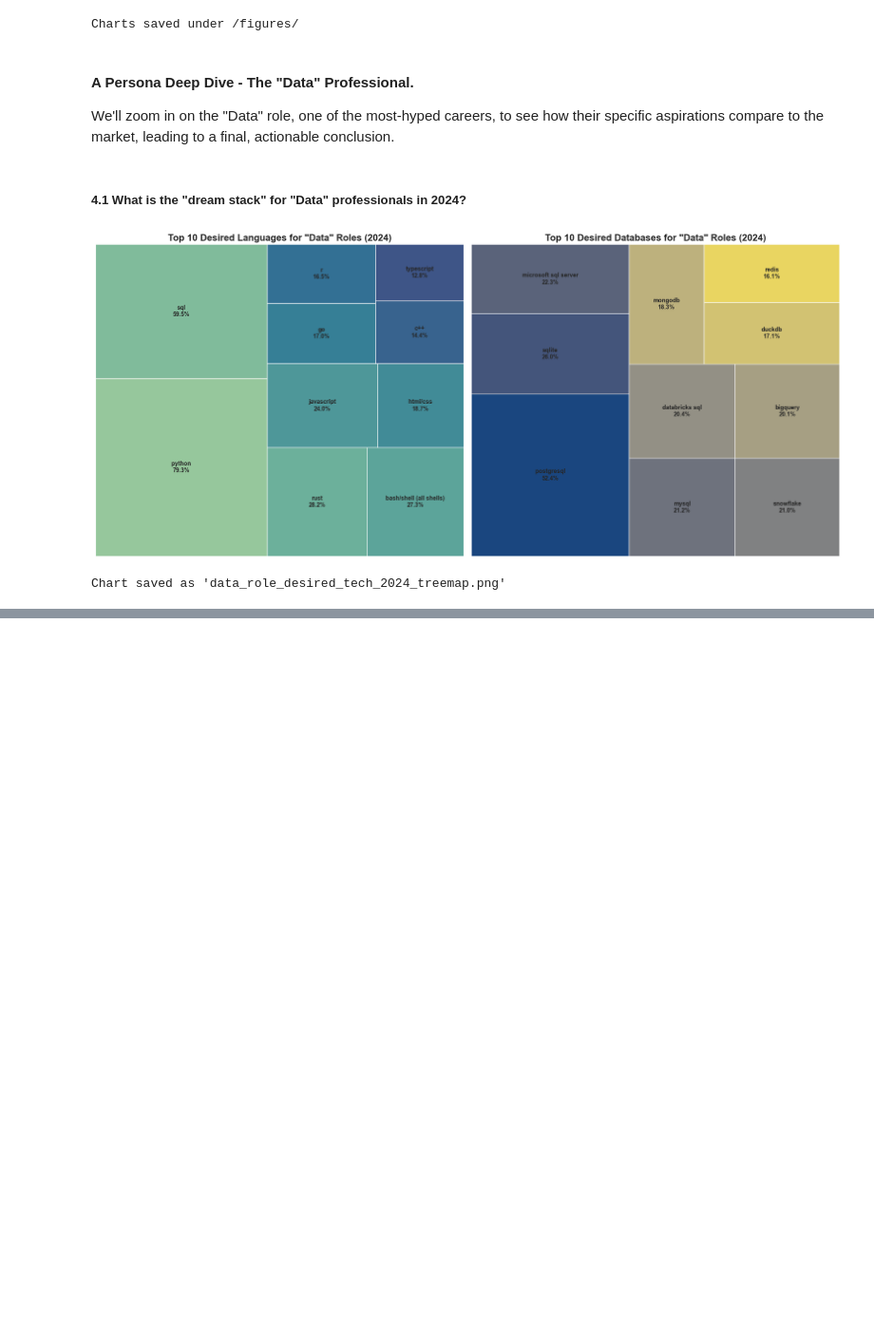
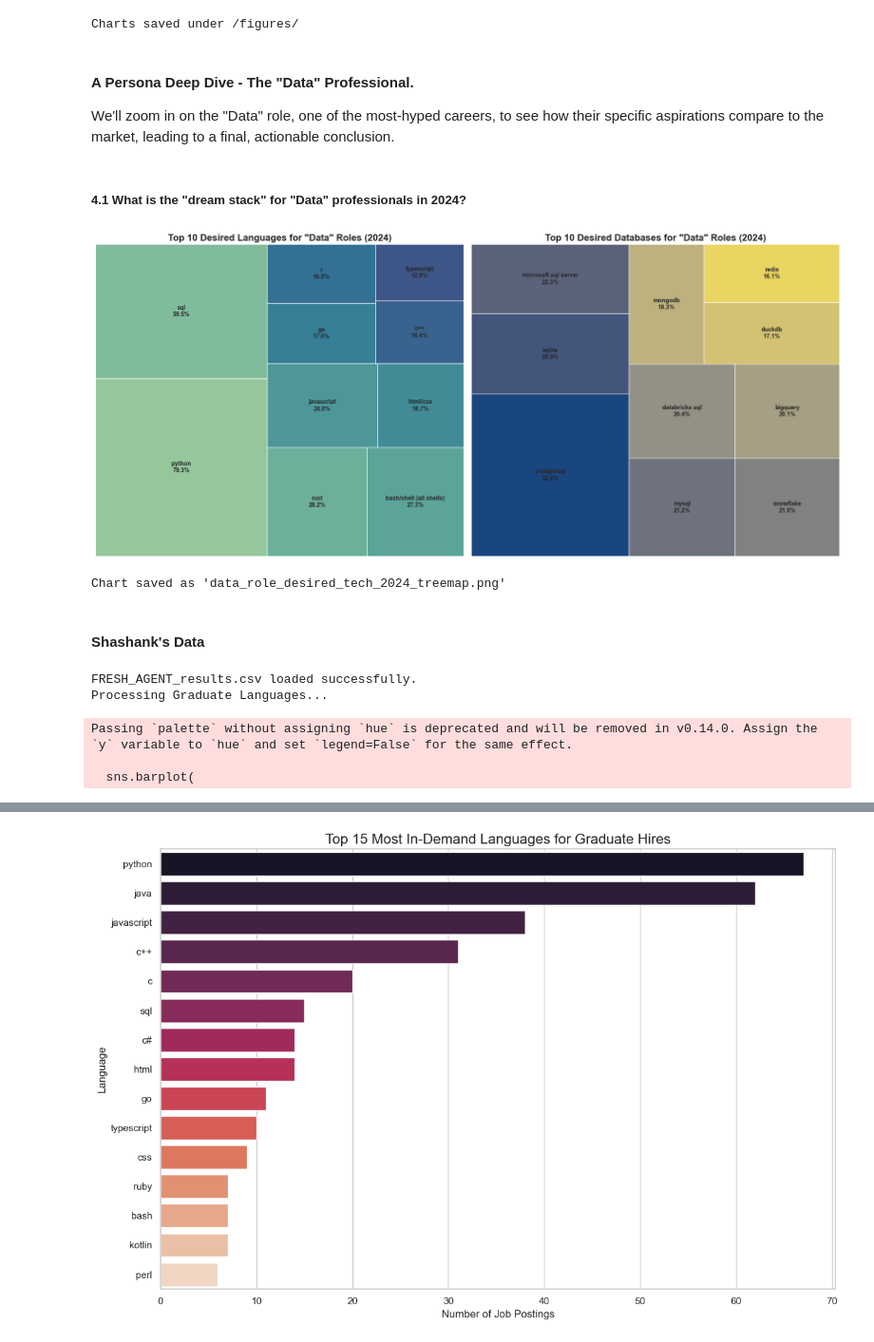
Before and after one commit to 16kushaal/Data-and-Storytelling---Case-Study, a Jupyter notebook: book1.ipynb, the cells around one changed output, grey strips where cells are left out. Shown at 95% size. Cells and saved outputs as stored; diff of their text form; code cells hidden in the pictures; blank space fills up the shorter version.

```diff
--- a/book1.ipynb
+++ b/book1.ipynb
@@ -638,3 +638,71 @@ print("Chart saved as 'data_role_desired_tech_2024_treemap.png'")
 # %% [output]
 [figure]
 Chart saved as 'data_role_desired_tech_2024_treemap.png'
+# %% [markdown]
+#### Shashank's Data
+# %%
+import pandas as pd
+import matplotlib.pyplot as plt
+import seaborn as sns
+from collections import Counter
+
+# Helper function for comma-separated strings
+def split_and_count_csv(series, delimiter=','):
+    """
+    Splits each string in a series by the comma,
+    flattens the list, strips whitespace, and counts occurrences.
+    """
+    # Drop NaNs and filter out non-string values if any
+    series_cleaned = series.dropna().astype(str)
+
+    # Split, flatten, and strip
+    all_items = [item.strip().lower() for items_str in series_cleaned for item in items_str.split(delimiter)]
+
+    # Count the occurrences, filtering out any empty strings or 'na'
+    counter = Counter(all_items)
+    counter.pop('na', None)  # Remove 'na' if it exists
+    counter.pop('', None)   # Remove empty strings
+    return counter
+
+# --- Load New Data ---
+try:
+    df_grads = pd.read_csv("FRESH_AGENT_results.csv")
+    print("FRESH_AGENT_results.csv loaded successfully.")
+except FileNotFoundError as e:
+    print(f"Error loading file: {e}")
+    raise e
+
+# --- Set Style ---
+sns.set_style("whitegrid")
+
+# ==================================================================
+# === PART 1: Top Languages for Graduates ===
+# ==================================================================
+print("Processing Graduate Languages...")
+grad_lang_counts = split_and_count_csv(df_grads['languages'])
+df_grad_lang = pd.DataFrame(grad_lang_counts.most_common(15), columns=['Language', 'Count'])
+
+# --- Create Visualization ---
+plt.figure(figsize=(12, 8))
+sns.barplot(
+    x='Count',
+    y='Language',
+    data=df_grad_lang,
+    palette='rocket'
+)
+plt.title('Top 15 Most In-Demand Languages for Graduate Hires', fontsize=16)
+plt.xlabel('Number of Job Postings', fontsize=12)
+plt.ylabel('Language', fontsize=12)
+plt.tight_layout()
+plt.savefig('top_grad_hire_languages.png')
+print("Chart saved as 'top_grad_hire_languages.png'")
+
+# --- Print dataframe for storytelling ---
+print("\n--- Top 15 Graduate Languages (Data) ---")
+print(df_grad_lang)
+# %% [output]
+FRESH_AGENT_results.csv loaded successfully.
+Processing Graduate Languages...
+Passing `palette` without assigning `hue` is deprecated and will be removed in v0.14.0. Assign the `y` variable to `hue` and set `legend=False` for the same effect.
+
+  sns.barplot(
@@ -640,0 +728 @@ Chart saved as 'data_role_desired_tech_2024_treemap.png'
+[figure, added]
```
Also changed, not shown: parts of 3 cells of this notebook, 5 other files.
